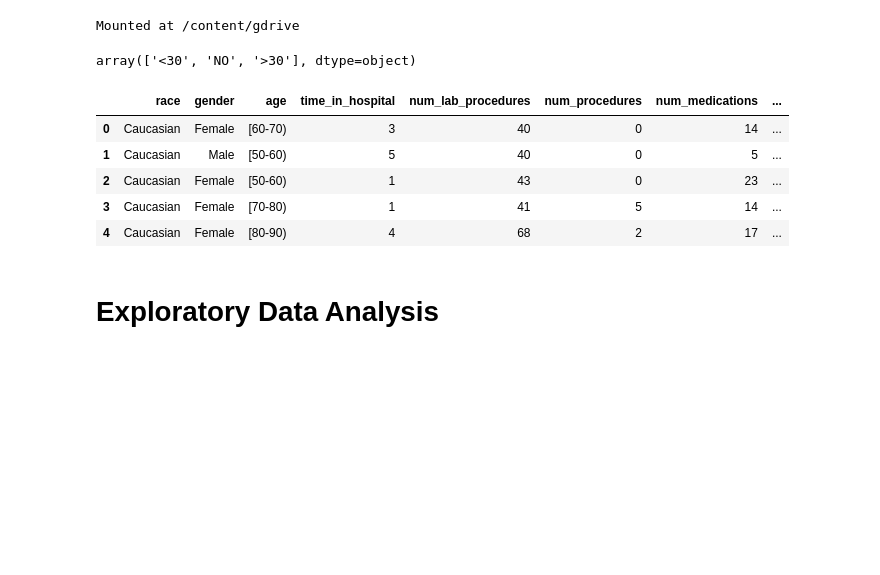
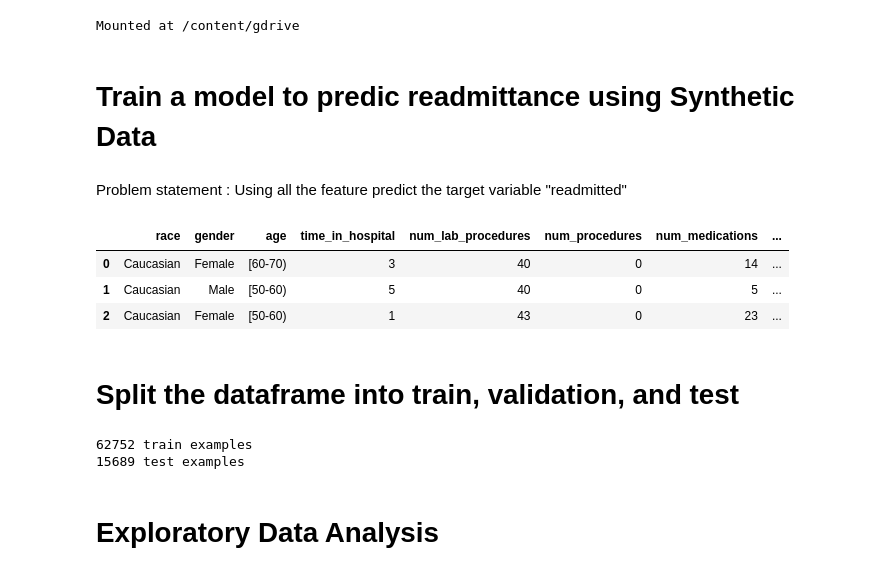
Before and after one commit to sourabh-bhide/SyntheticHealthData, a Jupyter notebook: Diabetes_AutoML.ipynb, the cells around one changed output. Saved outputs shown, nothing was run; the diff lists cells and outputs as text; code cells hidden in the pictures; blank space fills up the shorter version.

```diff
--- a/Diabetes_AutoML.ipynb
+++ b/Diabetes_AutoML.ipynb
@@ -33,19 +41,26 @@ def f(row):
 #create new column 'Good' using the function above
 synthetic_data['readmitted_num'] = synthetic_data.apply(f, axis=1)
 real_data['readmitted_num'] = real_data.apply(f, axis=1)
-# %%
-synthetic_data['readmitted'].unique()
-# %% [output]
-array(['<30', 'NO', '>30'], dtype=object)
+# %% [markdown]
+# Train a model to predic readmittance using Synthetic Data
+# %% [markdown]
+Problem statement : Using all the feature predict the target variable "readmitted"
 # %%
-dataframe = synthetic_data.copy()
-dataframe.head()
+df = synthetic_data.copy()
+df.head(3)
 # %% [output]
 |  | race | gender | age | time_in_hospital | num_lab_procedures | num_procedures | num_medications | ... |
 | 0 | Caucasian | Female | [60-70) | 3 | 40 | 0 | 14 | ... |
 | 1 | Caucasian | Male | [50-60) | 5 | 40 | 0 | 5 | ... |
 | 2 | Caucasian | Female | [50-60) | 1 | 43 | 0 | 23 | ... |
-| 3 | Caucasian | Female | [70-80) | 1 | 41 | 5 | 14 | ... |
-| 4 | Caucasian | Female | [80-90) | 4 | 68 | 2 | 17 | ... |
+# %% [markdown]
+# Split the dataframe into train, validation, and test
+# %%
+train, test = train_test_split(df, test_size=0.2)
+print(len(train), 'train examples')
+print(len(test), 'test examples')
+# %% [output]
+62752 train examples
+15689 test examples
 # %% [markdown]
 # Exploratory Data Analysis
```
Also changed, not shown: parts of 16 cells of this notebook.
